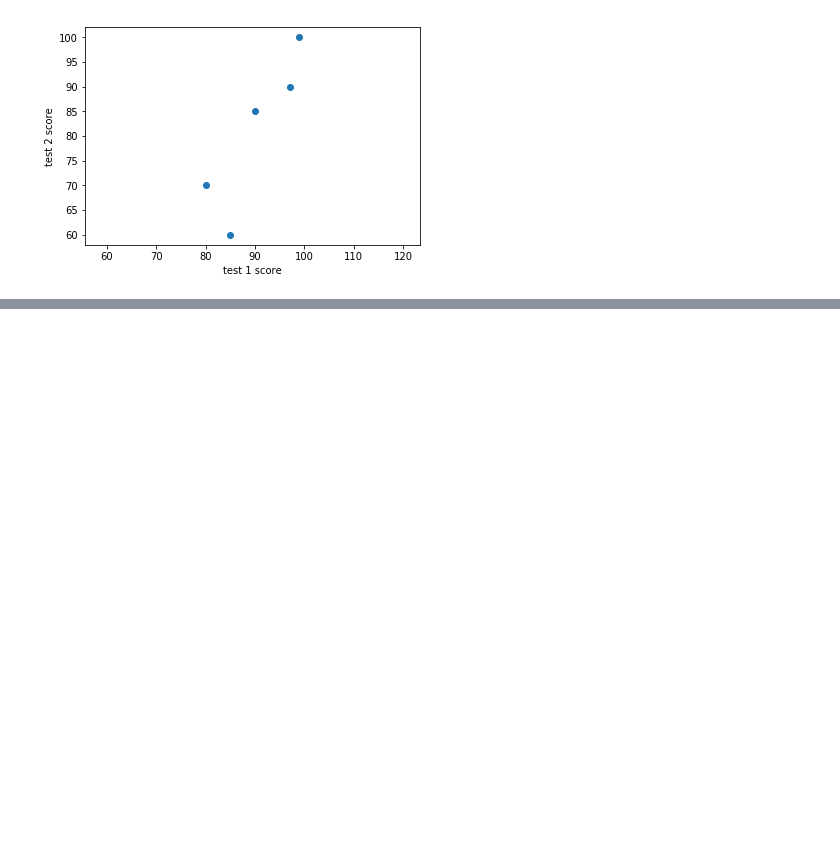
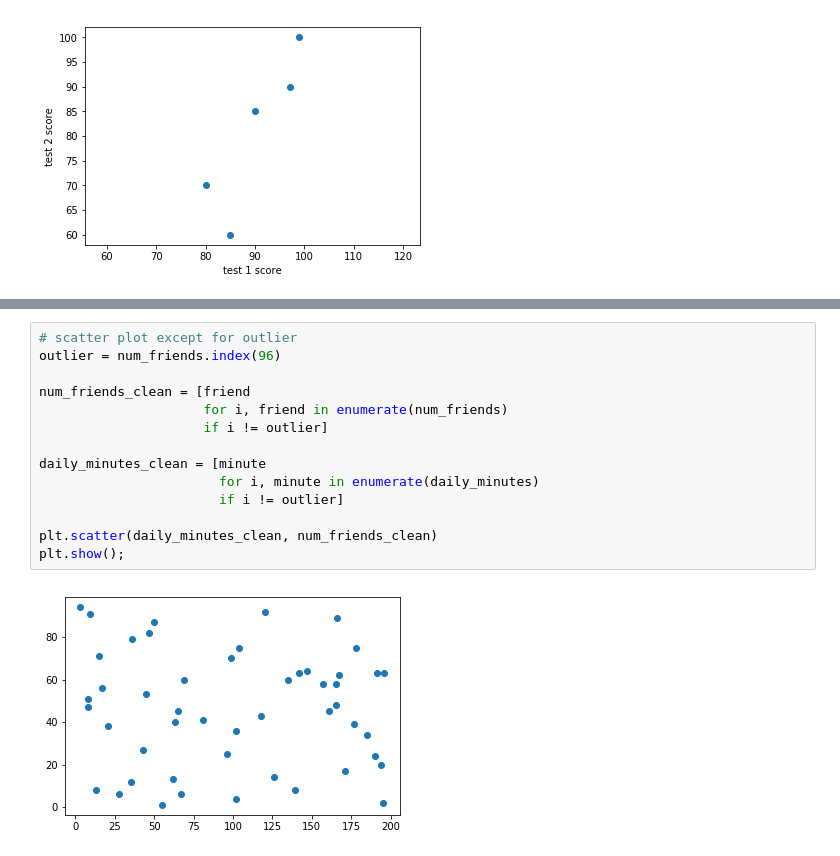
Before and after one commit to PengInGitHub/catboost, a Jupyter notebook: LinearRegression.ipynb, the cells around one changed output, grey strips where cells are left out. Saved outputs shown, nothing was run; the diff lists cells and outputs as text; blank space fills up the shorter version.

```diff
--- a/LinearRegression.ipynb
+++ b/LinearRegression.ipynb
@@ -523,0 +826,16 @@ plt.show();
+# %%
+# scatter plot except for outlier
+outlier = num_friends.index(96)
+
+num_friends_clean = [friend
+                     for i, friend in enumerate(num_friends)
+                     if i != outlier]
+
+daily_minutes_clean = [minute
+                       for i, minute in enumerate(daily_minutes)
+                       if i != outlier]
+
+plt.scatter(daily_minutes_clean, num_friends_clean)
+plt.show();
+# %% [output]
+[figure, added]
```
Also changed, not shown: parts of 33 cells of this notebook.
